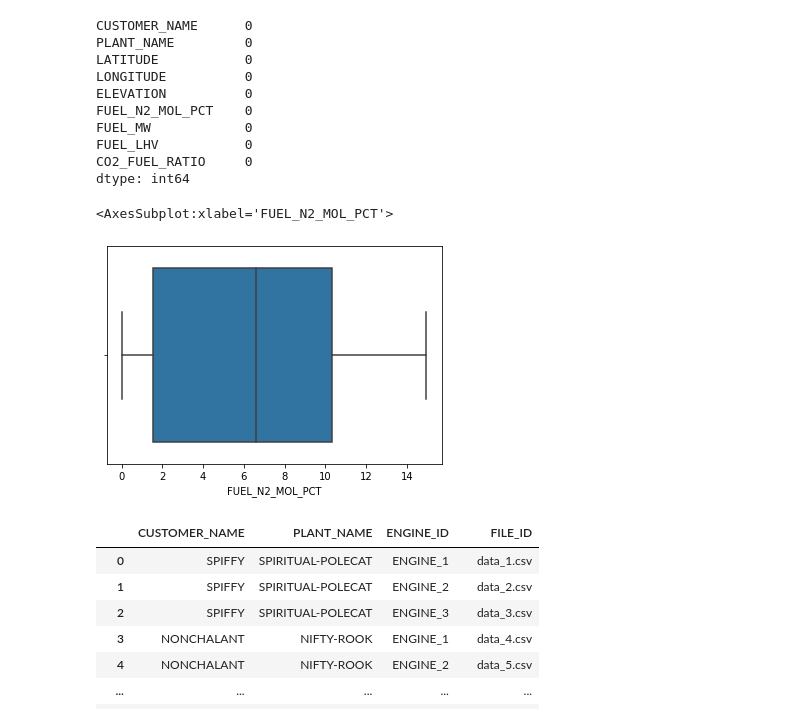
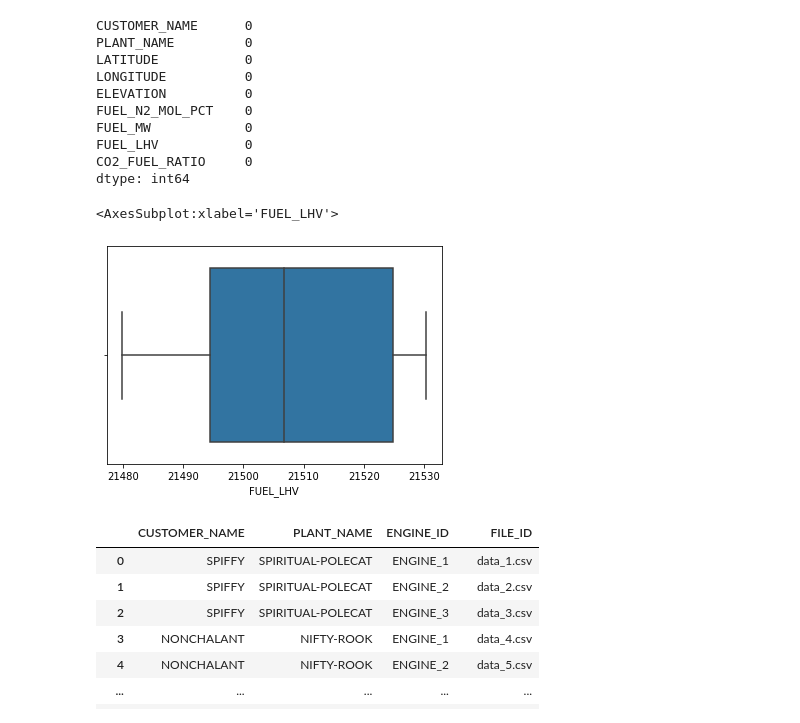
Before and after one commit to Jay4Codes/BakerHughes-DataViz, a Jupyter notebook: code.ipynb, the cells around one changed output. Saved outputs shown, nothing was run; the diff lists cells and outputs as text; code cells hidden in the pictures.

```diff
--- a/code.ipynb
+++ b/code.ipynb
@@ -3,7 +3,7 @@ import numpy as np
 import pandas as pd
 import seaborn as sns
 # %%
-df=pd.read_csv("site_metadata-7fc535965d0c074cea0be6786fc9518e.csv")
+df=pd.read_csv("data\site_metadata-7fc535965d0c074cea0be6786fc9518e.csv")
 # %%
 df
 # %% [output]
@@ -38,8 +38,8 @@ FUEL_LHV           0
 CO2_FUEL_RATIO     0
 dtype: int64
 # %%
-sns.boxplot(x=df["FUEL_N2_MOL_PCT"])
+sns.boxplot(x=df["FUEL_LHV"])
 # %% [output]
-<AxesSubplot:xlabel='FUEL_N2_MOL_PCT'>
+<AxesSubplot:xlabel='FUEL_LHV'>
-[figure, old version]
+[figure, new version]
 # %%
```
Also changed, not shown: parts of 4 cells of this notebook, 19 other files.
